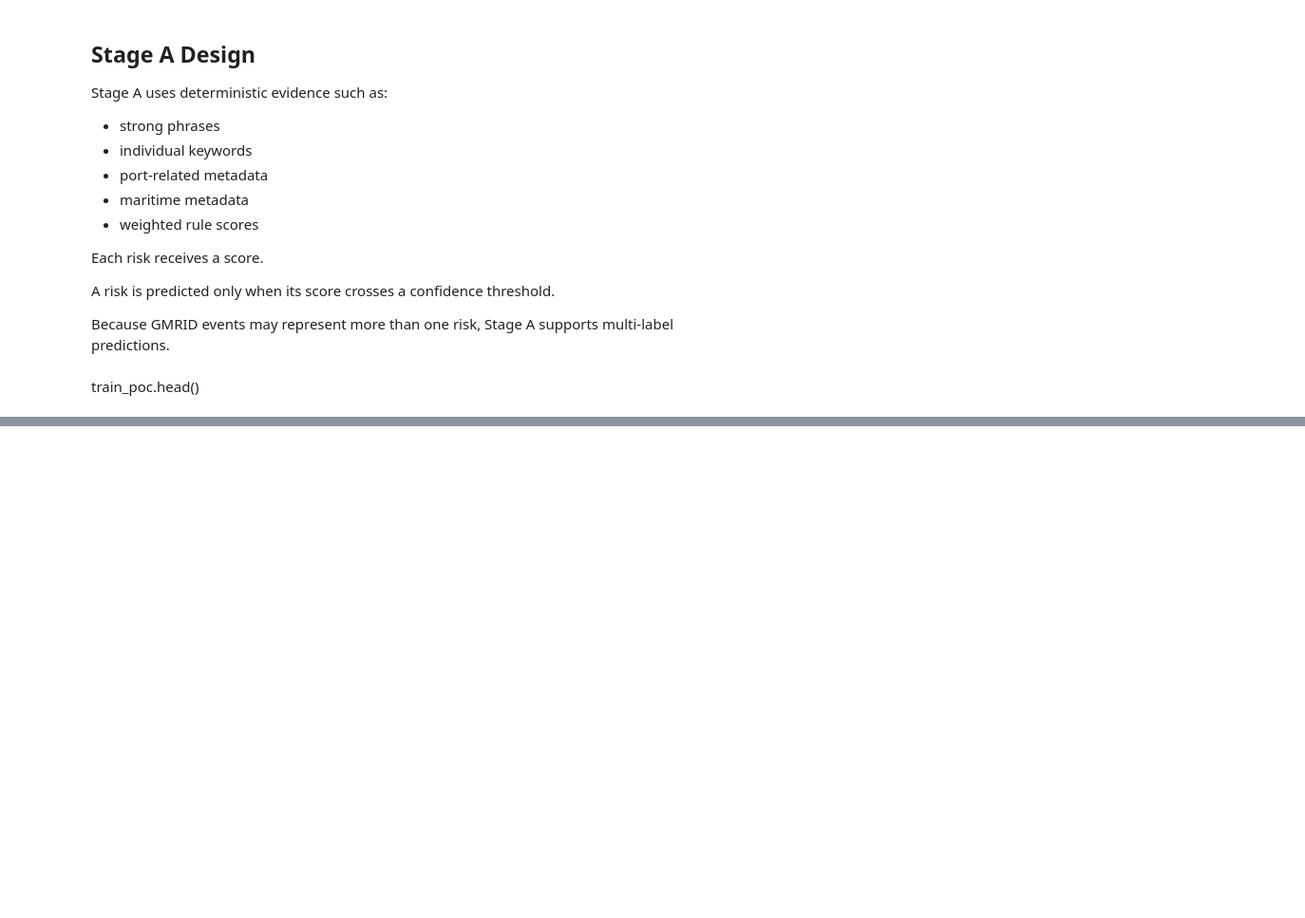
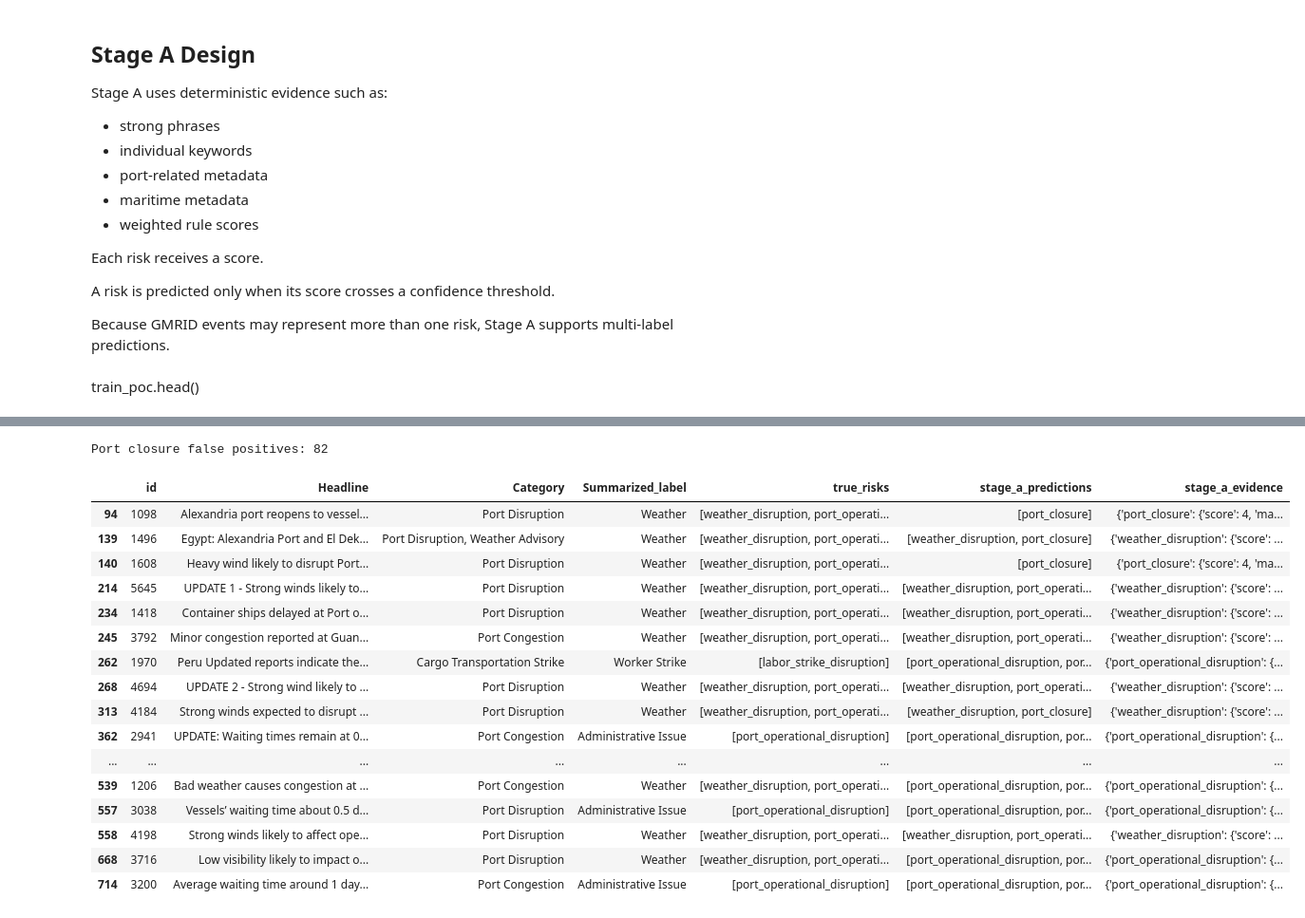
Before and after one commit to Prakhar528/gmrid-risk-classification-project, a Jupyter notebook: notebooks/02_stage_a_rules.ipynb, the cells around one changed output, grey strips where cells are left out. Shown at 95% size. Cells and saved outputs as stored; diff of their text form; code cells hidden in the pictures; blank space fills up the shorter version.

Commit message:
completed stage A evaluation

```diff
--- a/notebooks/02_stage_a_rules.ipynb
+++ b/notebooks/02_stage_a_rules.ipynb
@@ -412,9 +787,28 @@ def calculate_rule_score(text, rule_config, row=None):
         "context_bonus": context_bonus
     }
 # %%
+# def get_stage_a_scores(row):
+
+#     text = row["normalized_text"]
+
+#     results = {}
+
+#     for risk_id, rule_config in STAGE_A_RULES.items():
+
+#         results[risk_id] = calculate_rule_score(
+#             text=text,
+#             rule_config=rule_config,
+#             row=row
+#         )
+
+#     return results
+
 def get_stage_a_scores(row):
 
-    text = row["normalized_text"]
+    text = row.get(
+        "normalized_text",
+        ""
+    )
 
     results = {}
 
@@ -465,0 +1139,32 @@ Stage A scores:
+# %%
+port_closure_false_positives = get_label_error_rows(
+    train_poc,
+    risk_id="port_closure",
+    error_type="false_positive"
+)
+
+print(
+    "Port closure false positives:",
+    len(port_closure_false_positives)
+)
+
+port_closure_false_positives.head(20)
+# %% [output]
+Port closure false positives: 82
+|  | id | Headline | Category | Summarized_label | true_risks | stage_a_predictions | stage_a_evidence |
+| 94 | 1098 | Alexandria port reopens to vessel... | Port Disruption | Weather | [weather_disruption, port_operati... | [port_closure] | {'port_closure': {'score': 4, 'ma... |
+| 139 | 1496 | Egypt: Alexandria Port and El Dek... | Port Disruption, Weather Advisory | Weather | [weather_disruption, port_operati... | [weather_disruption, port_closure] | {'weather_disruption': {'score': ... |
+| 140 | 1608 | Heavy wind likely to disrupt Port... | Port Disruption | Weather | [weather_disruption, port_operati... | [port_closure] | {'port_closure': {'score': 4, 'ma... |
+| 214 | 5645 | UPDATE 1 - Strong winds likely to... | Port Disruption | Weather | [weather_disruption, port_operati... | [weather_disruption, port_operati... | {'weather_disruption': {'score': ... |
+| 234 | 1418 | Container ships delayed at Port o... | Port Disruption | Weather | [weather_disruption, port_operati... | [weather_disruption, port_operati... | {'weather_disruption': {'score': ... |
+| 245 | 3792 | Minor congestion reported at Guan... | Port Congestion | Weather | [weather_disruption, port_operati... | [weather_disruption, port_operati... | {'weather_disruption': {'score': ... |
+| 262 | 1970 | Peru Updated reports indicate the... | Cargo Transportation Strike | Worker Strike | [labor_strike_disruption] | [port_operational_disruption, por... | {'port_operational_disruption': {... |
+| 268 | 4694 | UPDATE 2 - Strong wind likely to ... | Port Disruption | Weather | [weather_disruption, port_operati... | [weather_disruption, port_operati... | {'weather_disruption': {'score': ... |
+| 313 | 4184 | Strong winds expected to disrupt ... | Port Disruption | Weather | [weather_disruption, port_operati... | [weather_disruption, port_closure] | {'weather_disruption': {'score': ... |
+| 362 | 2941 | UPDATE: Waiting times remain at 0... | Port Congestion | Administrative Issue | [port_operational_disruption] | [port_operational_disruption, por... | {'port_operational_disruption': {... |
+| ... | ... | ... | ... | ... | ... | ... | ... |
+| 539 | 1206 | Bad weather causes congestion at ... | Port Congestion | Weather | [weather_disruption, port_operati... | [port_operational_disruption, por... | {'port_operational_disruption': {... |
+| 557 | 3038 | Vessels’ waiting time about 0.5 d... | Port Disruption | Administrative Issue | [port_operational_disruption] | [port_operational_disruption, por... | {'port_operational_disruption': {... |
+| 558 | 4198 | Strong winds likely to affect ope... | Port Disruption | Weather | [weather_disruption, port_operati... | [weather_disruption, port_operati... | {'weather_disruption': {'score': ... |
+| 668 | 3716 | Low visibility likely to impact o... | Port Disruption | Weather | [weather_disruption, port_operati... | [port_operational_disruption, por... | {'port_operational_disruption': {... |
+| 714 | 3200 | Average waiting time around 1 day... | Port Congestion | Administrative Issue | [port_operational_disruption] | [port_operational_disruption, por... | {'port_operational_disruption': {... |
```
Also changed, not shown: parts of 19 cells of this notebook, 3 other files.
